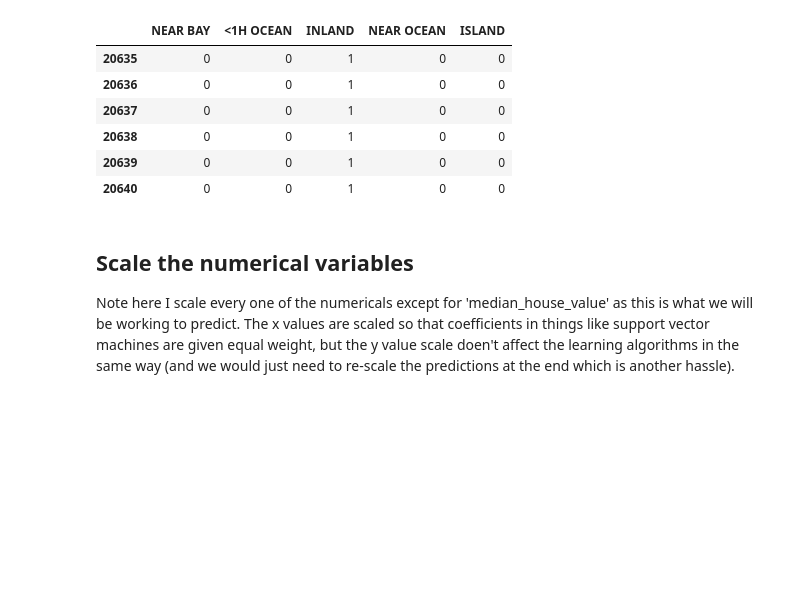
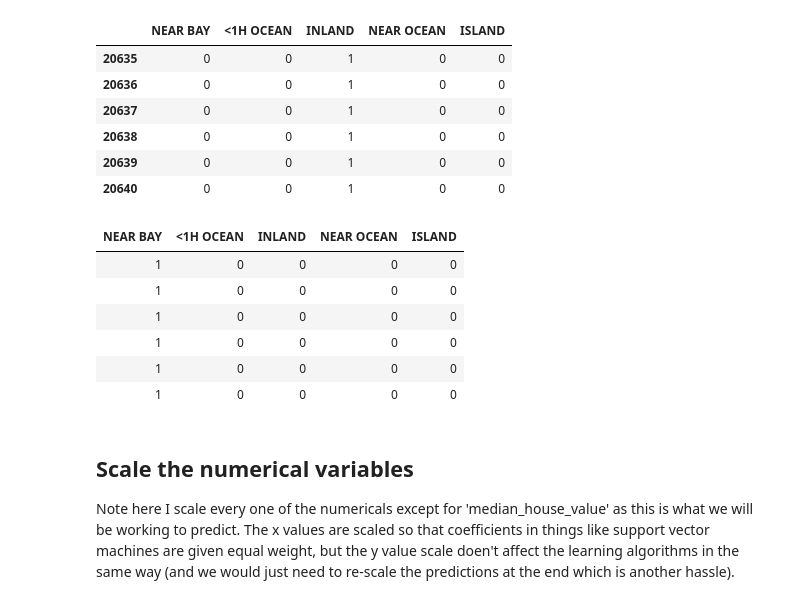
Before and after one commit to CNuge/kaggle-code, a Jupyter notebook: california_housing/Housing_R.ipynb, the cells around one changed output. Drawn from its saved outputs; the diff is of its cells as text; code cells hidden in the pictures; blank space fills up the shorter version.

```diff
--- a/california_housing/Housing_R.ipynb
+++ b/california_housing/Housing_R.ipynb
@@ -209,6 +217,16 @@ tail(cat_housing)
 | 20638 | 0 | 0 | 1 | 0 | 0 |
 | 20639 | 0 | 0 | 1 | 0 | 0 |
 | 20640 | 0 | 0 | 1 | 0 | 0 |
+# %%
+head(cat_housing)
+# %% [output]
+| NEAR BAY | <1H OCEAN | INLAND | NEAR OCEAN | ISLAND |
+| 1 | 0 | 0 | 0 | 0 |
+| 1 | 0 | 0 | 0 | 0 |
+| 1 | 0 | 0 | 0 | 0 |
+| 1 | 0 | 0 | 0 | 0 |
+| 1 | 0 | 0 | 0 | 0 |
+| 1 | 0 | 0 | 0 | 0 |
 # %% [markdown]
 ## Scale the numerical variables
 
```
Also changed, not shown: parts of 24 cells of this notebook.
